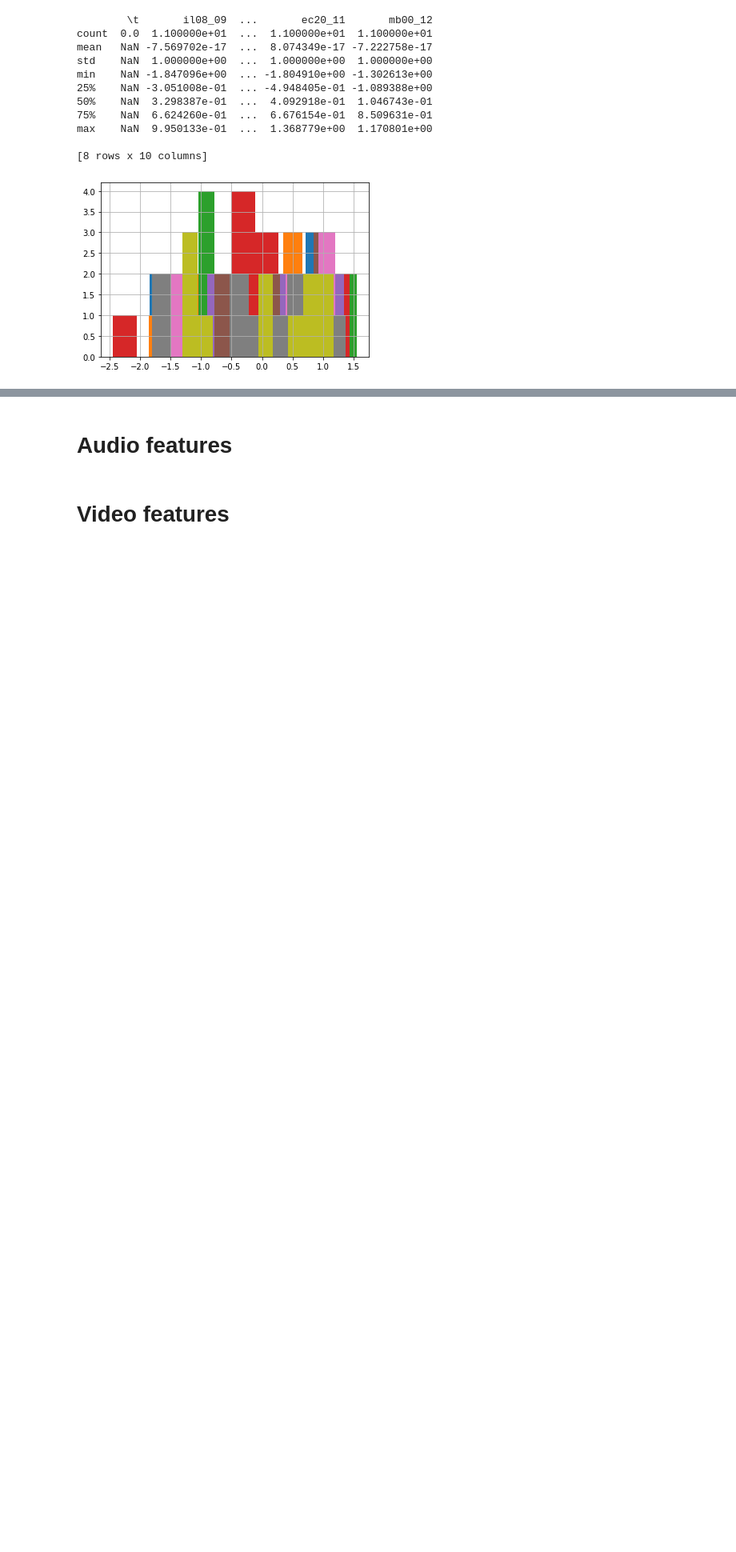
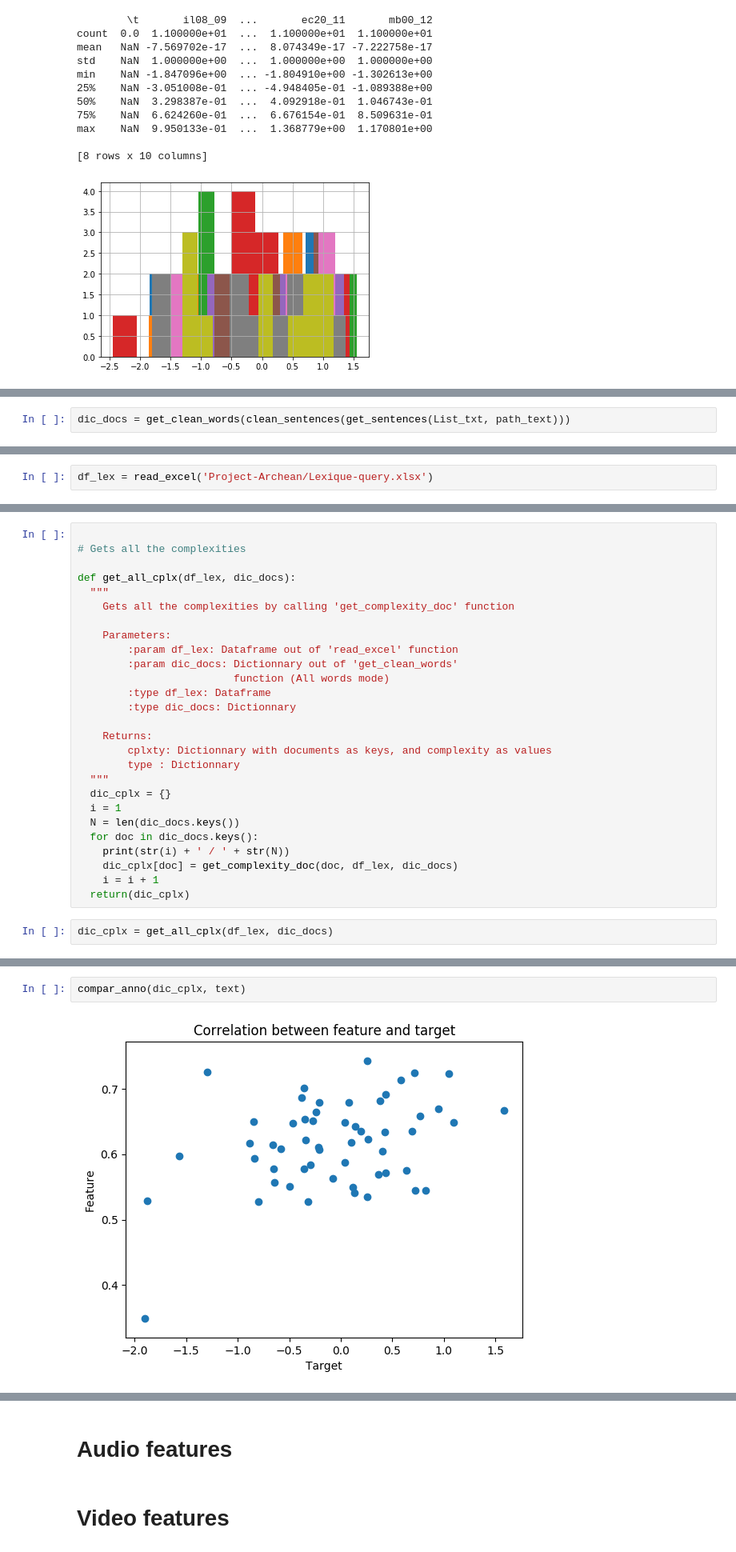
Before and after one commit to vincentnam/Project-Archean, a Jupyter notebook: ChallengeM2SID_2019.ipynb, the cells around one changed output, grey strips where cells are left out. Shown at 80% size. Cells and saved outputs as stored; diff of their text form; blank space fills up the shorter version.

Commit message:
Text features, almost ended

```diff
--- a/ChallengeM2SID_2019.ipynb
+++ b/ChallengeM2SID_2019.ipynb
@@ -289,0 +573,2 @@ max    NaN  9.950133e-01  ...  1.368779e+00  1.170801e+00
+# %%
+dic_docs = get_clean_words(clean_sentences(get_sentences(List_txt, path_text)))
@@ -289,0 +638,2 @@ max    NaN  9.950133e-01  ...  1.368779e+00  1.170801e+00
+# %%
+df_lex = read_excel('Project-Archean/Lexique-query.xlsx')
@@ -289,0 +692,29 @@ max    NaN  9.950133e-01  ...  1.368779e+00  1.170801e+00
+# %%
+
+# Gets all the complexities
+
+def get_all_cplx(df_lex, dic_docs):
+  """
+    Gets all the complexities by calling 'get_complexity_doc' function
+
+    Parameters:
+        :param df_lex: Dataframe out of 'read_excel' function
+        :param dic_docs: Dictionnary out of 'get_clean_words'
+                         function (All words mode)
+        :type df_lex: Dataframe
+        :type dic_docs: Dictionnary
+
+    Returns:
+        cplxty: Dictionnary with documents as keys, and complexity as values
+        type : Dictionnary
+  """
+  dic_cplx = {}
+  i = 1
+  N = len(dic_docs.keys())
+  for doc in dic_docs.keys():
+    print(str(i) + ' / ' + str(N))
+    dic_cplx[doc] = get_complexity_doc(doc, df_lex, dic_docs)
+    i = i + 1
+  return(dic_cplx)
+# %%
+dic_cplx = get_all_cplx(df_lex, dic_docs)
@@ -289,0 +747,4 @@ max    NaN  9.950133e-01  ...  1.368779e+00  1.170801e+00
+# %%
+compar_anno(dic_cplx, text)
+# %% [output]
+[figure, added]
```
Also changed, not shown: parts of 67 cells of this notebook.
